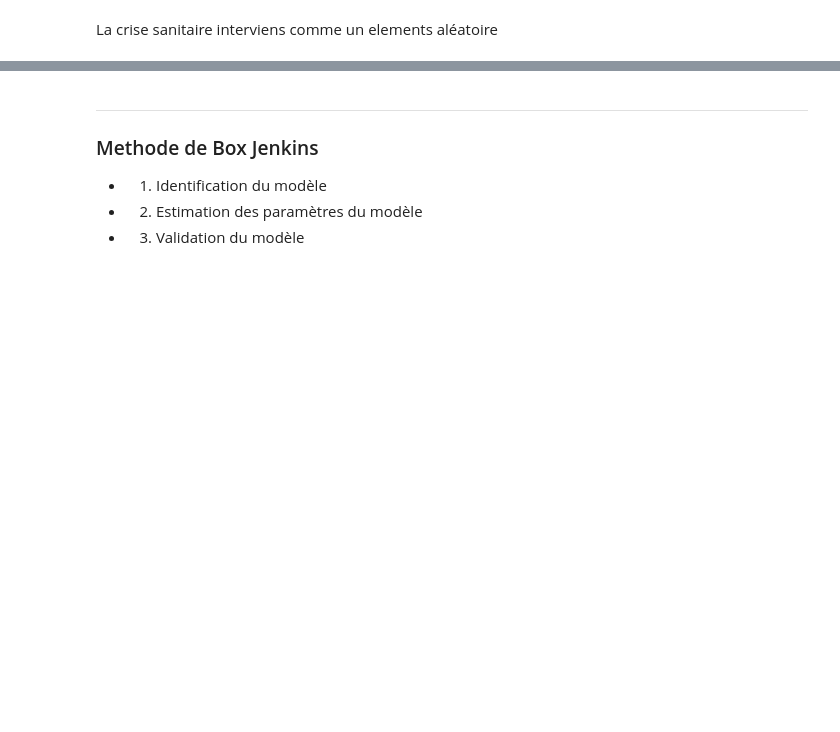
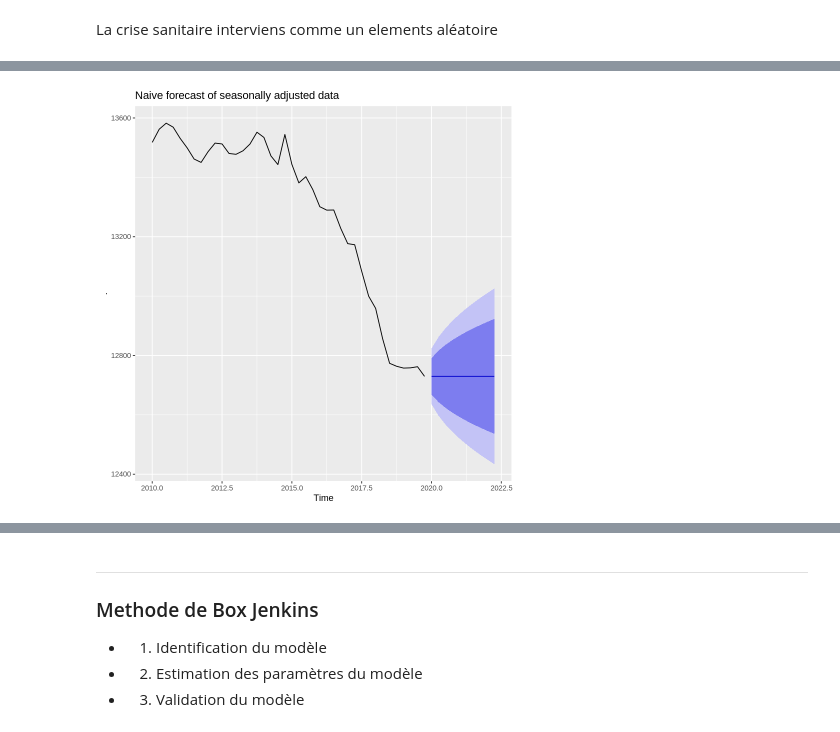
Before and after one commit to Jay-boo/TimeSeries_ACOSS, a Jupyter notebook: main.ipynb, the cells around one changed output, grey strips where cells are left out. Cells and saved outputs as stored; diff of their text form; code cells hidden in the pictures; blank space fills up the shorter version.

```diff
--- a/main.ipynb
+++ b/main.ipynb
@@ -420,0 +449,4 @@ La crise sanitaire interviens comme un elements aléatoire
+# %%
+X11.decompose %>% seasadj()%>% naive() %>%autoplot() +ggtitle("Naive forecast of seasonally adjusted data")
+# %% [output]
+[figure, added]
```
Also changed, not shown: parts of 32 cells of this notebook.
